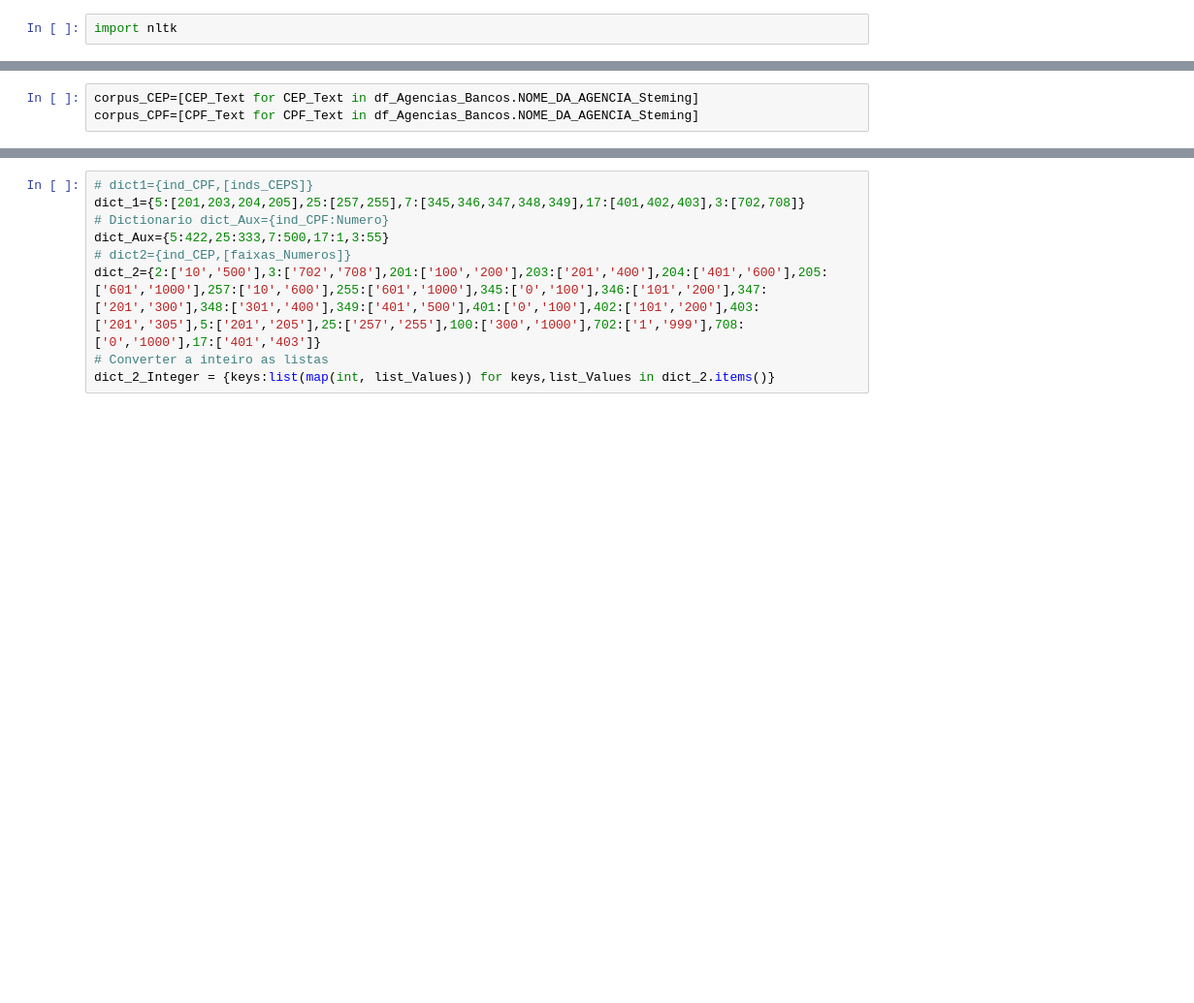
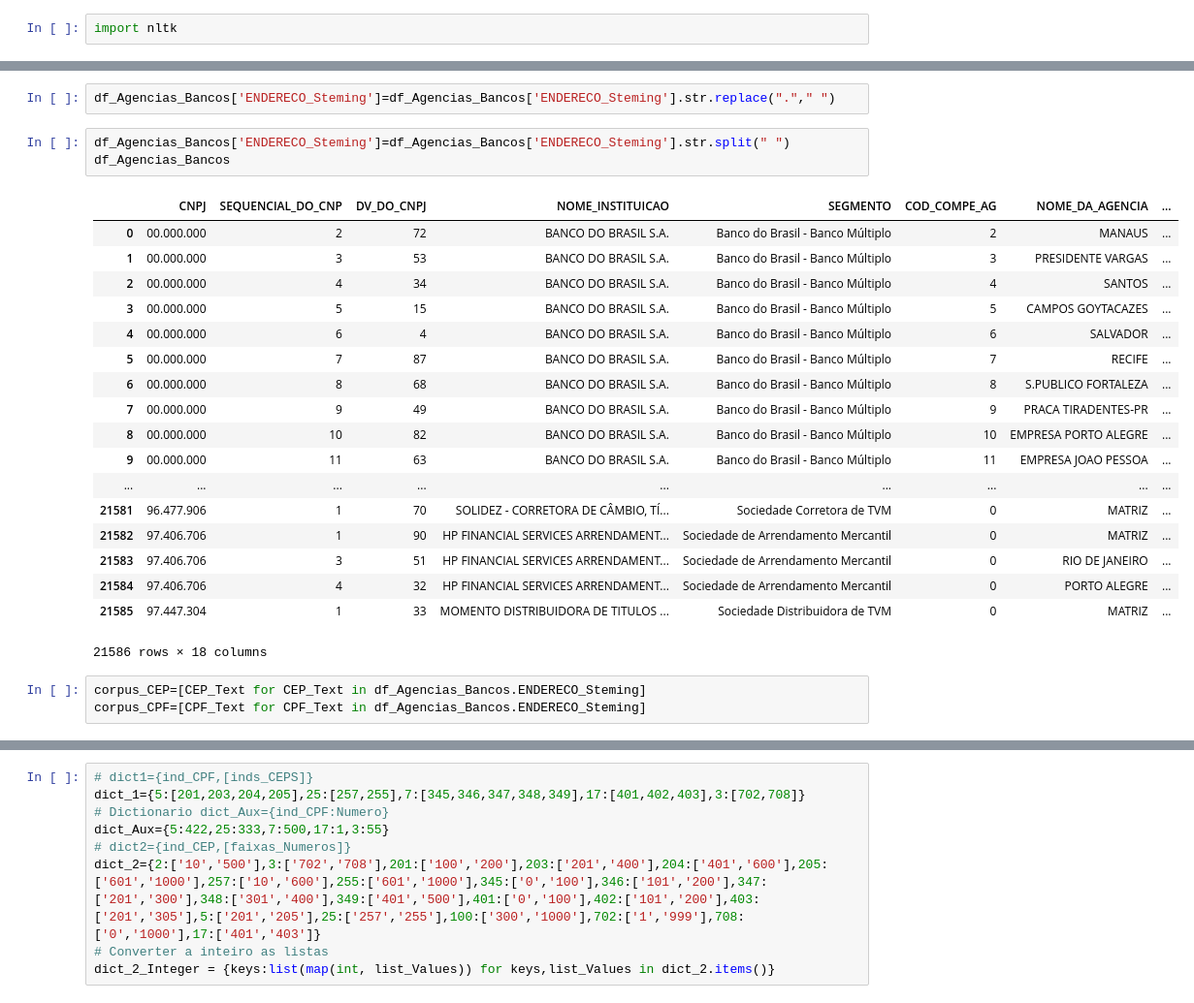
Before and after one commit to valdiviaguevara/Laboratorio, a Jupyter notebook: Correios.ipynb, the cells around one changed output, grey strips where cells are left out. Shown at 97% size. Drawn from its saved outputs; the diff is of its cells as text; blank space fills up the shorter version.

```diff
--- a/Correios.ipynb
+++ b/Correios.ipynb
@@ -34,6 +54,30 @@ df_Agencias_Bancos['NOME_DA_AGENCIA_Steming'] = df_Agencias_Bancos['NOME_DA_AGEN
+# %%
+df_Agencias_Bancos['ENDERECO_Steming']=df_Agencias_Bancos['ENDERECO_Steming'].str.replace("."," ")
+# %%
+df_Agencias_Bancos['ENDERECO_Steming']=df_Agencias_Bancos['ENDERECO_Steming'].str.split(" ")
+df_Agencias_Bancos
+# %% [output]
+|  | CNPJ | SEQUENCIAL_DO_CNP | DV_DO_CNPJ | NOME_INSTITUICAO | SEGMENTO | COD_COMPE_AG | NOME_DA_AGENCIA | ... |
+| 0 | 00.000.000 | 2 | 72 | BANCO DO BRASIL S.A. | Banco do Brasil - Banco Múltiplo | 2 | MANAUS | ... |
+| 1 | 00.000.000 | 3 | 53 | BANCO DO BRASIL S.A. | Banco do Brasil - Banco Múltiplo | 3 | PRESIDENTE VARGAS | ... |
+| 2 | 00.000.000 | 4 | 34 | BANCO DO BRASIL S.A. | Banco do Brasil - Banco Múltiplo | 4 | SANTOS | ... |
+| 3 | 00.000.000 | 5 | 15 | BANCO DO BRASIL S.A. | Banco do Brasil - Banco Múltiplo | 5 | CAMPOS GOYTACAZES | ... |
+| 4 | 00.000.000 | 6 | 4 | BANCO DO BRASIL S.A. | Banco do Brasil - Banco Múltiplo | 6 | SALVADOR | ... |
+| 5 | 00.000.000 | 7 | 87 | BANCO DO BRASIL S.A. | Banco do Brasil - Banco Múltiplo | 7 | RECIFE | ... |
+| 6 | 00.000.000 | 8 | 68 | BANCO DO BRASIL S.A. | Banco do Brasil - Banco Múltiplo | 8 | S.PUBLICO FORTALEZA | ... |
+| 7 | 00.000.000 | 9 | 49 | BANCO DO BRASIL S.A. | Banco do Brasil - Banco Múltiplo | 9 | PRACA TIRADENTES-PR | ... |
+| 8 | 00.000.000 | 10 | 82 | BANCO DO BRASIL S.A. | Banco do Brasil - Banco Múltiplo | 10 | EMPRESA PORTO ALEGRE | ... |
+| 9 | 00.000.000 | 11 | 63 | BANCO DO BRASIL S.A. | Banco do Brasil - Banco Múltiplo | 11 | EMPRESA JOAO PESSOA | ... |
+| ... | ... | ... | ... | ... | ... | ... | ... | ... |
+| 21581 | 96.477.906 | 1 | 70 | SOLIDEZ - CORRETORA DE CÂMBIO, TÍ... | Sociedade Corretora de TVM | 0 | MATRIZ | ... |
+| 21582 | 97.406.706 | 1 | 90 | HP FINANCIAL SERVICES ARRENDAMENT... | Sociedade de Arrendamento Mercantil | 0 | MATRIZ | ... |
+| 21583 | 97.406.706 | 3 | 51 | HP FINANCIAL SERVICES ARRENDAMENT... | Sociedade de Arrendamento Mercantil | 0 | RIO DE JANEIRO | ... |
+| 21584 | 97.406.706 | 4 | 32 | HP FINANCIAL SERVICES ARRENDAMENT... | Sociedade de Arrendamento Mercantil | 0 | PORTO ALEGRE | ... |
+| 21585 | 97.447.304 | 1 | 33 | MOMENTO DISTRIBUIDORA DE TITULOS ... | Sociedade Distribuidora de TVM | 0 | MATRIZ | ... |
+21586 rows × 18 columns
 # %%
-corpus_CEP=[CEP_Text for CEP_Text in df_Agencias_Bancos.NOME_DA_AGENCIA_Steming]
-corpus_CPF=[CPF_Text for CPF_Text in df_Agencias_Bancos.NOME_DA_AGENCIA_Steming]
+corpus_CEP=[CEP_Text for CEP_Text in df_Agencias_Bancos.ENDERECO_Steming]
+corpus_CPF=[CPF_Text for CPF_Text in df_Agencias_Bancos.ENDERECO_Steming]
 # %%
 corpus_CEP=corpus_CEP[:1000]
 print (corpus_CEP)
```
Also changed, not shown: parts of 21 cells of this notebook.
